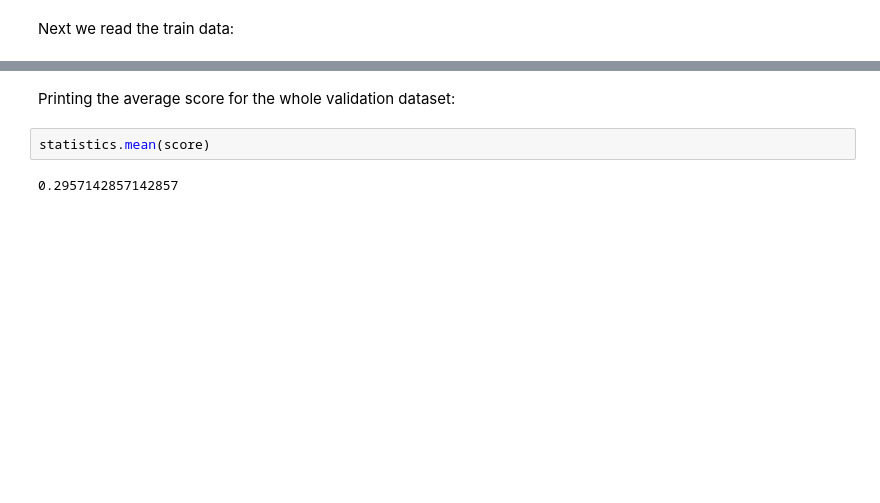
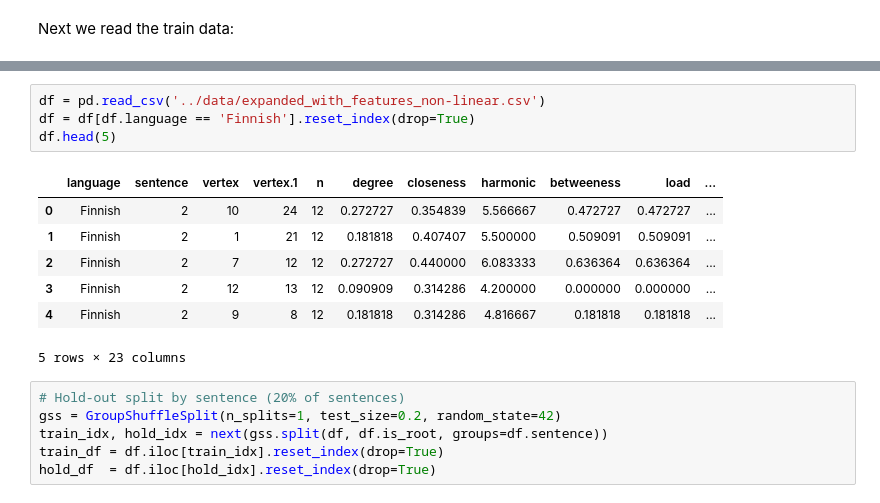
Before and after one commit to stef4k/ml-project-root-node-in-free-tree, a Jupyter notebook: notebooks/non-linear_model.ipynb, the cells around one changed output, grey strips where cells are left out. Drawn from its saved outputs; the diff is of its cells as text; blank space fills up the shorter version.

```diff
--- a/notebooks/non-linear_model.ipynb
+++ b/notebooks/non-linear_model.ipynb
@@ -230,6 +18,18 @@ Validation score: 0.31
-# %% [markdown]
-Printing the average score for the whole validation dataset:
-# %%
-statistics.mean(score)
-# %% [output]
-0.2957142857142857
+# %%
+df = pd.read_csv('../data/expanded_with_features_non-linear.csv')
+df = df[df.language == 'Finnish'].reset_index(drop=True)
+df.head(5)
+# %% [output]
+|  | language | sentence | vertex | vertex.1 | n | degree | closeness | harmonic | betweeness | load | ... |
+| 0 | Finnish | 2 | 10 | 24 | 12 | 0.272727 | 0.354839 | 5.566667 | 0.472727 | 0.472727 | ... |
+| 1 | Finnish | 2 | 1 | 21 | 12 | 0.181818 | 0.407407 | 5.500000 | 0.509091 | 0.509091 | ... |
+| 2 | Finnish | 2 | 7 | 12 | 12 | 0.272727 | 0.440000 | 6.083333 | 0.636364 | 0.636364 | ... |
+| 3 | Finnish | 2 | 12 | 13 | 12 | 0.090909 | 0.314286 | 4.200000 | 0.000000 | 0.000000 | ... |
+| 4 | Finnish | 2 | 9 | 8 | 12 | 0.181818 | 0.314286 | 4.816667 | 0.181818 | 0.181818 | ... |
+5 rows × 23 columns
+# %%
+# Hold-out split by sentence (20% of sentences)
+gss = GroupShuffleSplit(n_splits=1, test_size=0.2, random_state=42)
+train_idx, hold_idx = next(gss.split(df, df.is_root, groups=df.sentence))
+train_df = df.iloc[train_idx].reset_index(drop=True)
+hold_df  = df.iloc[hold_idx].reset_index(drop=True)
```
Also changed, not shown: parts of 34 cells of this notebook, 6 other files.
